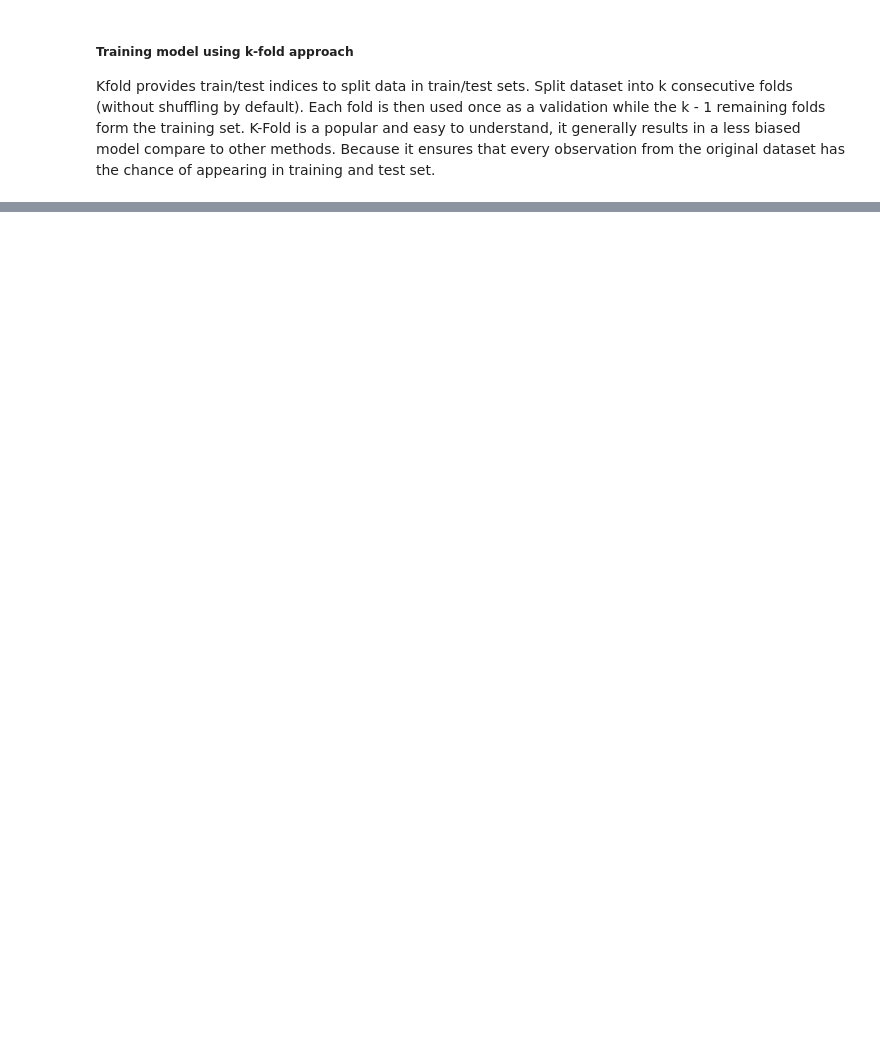
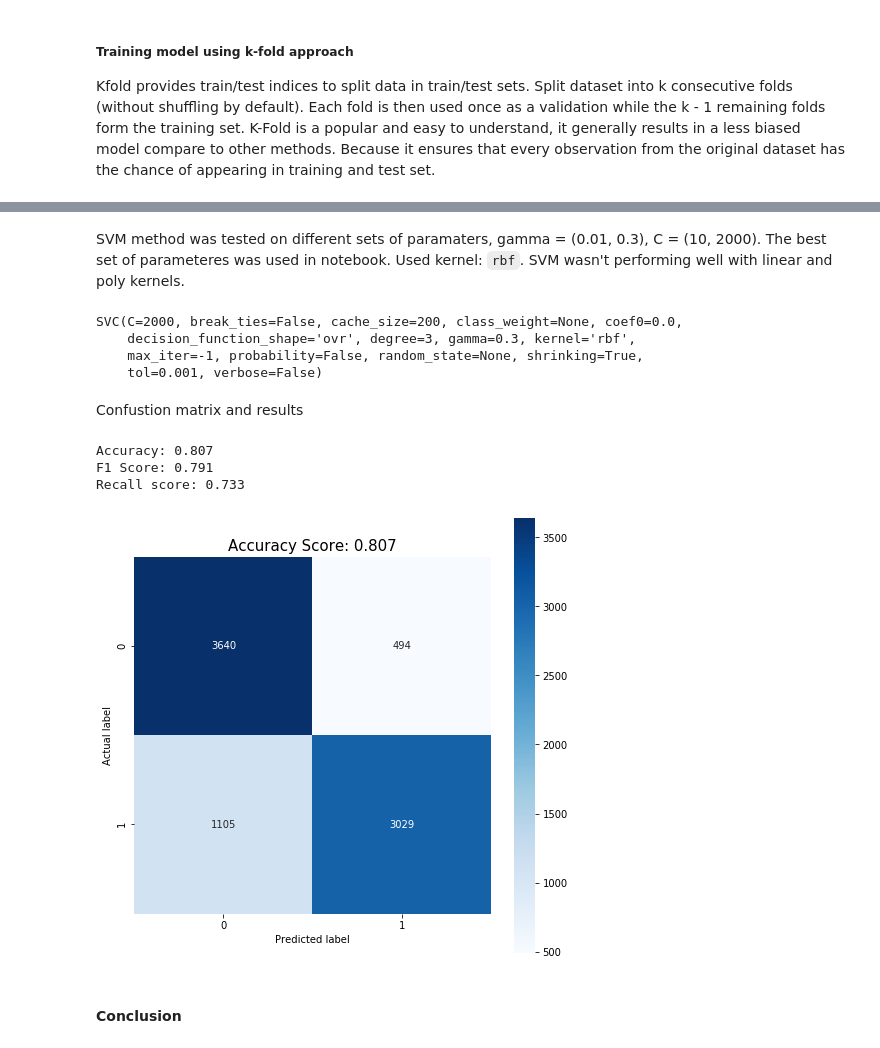
Before and after one commit to mwoss/malaria-detection, a Jupyter notebook: Malaria detection.ipynb, the cells around one changed output, grey strips where cells are left out. Saved outputs shown, nothing was run; the diff lists cells and outputs as text; code cells hidden in the pictures; blank space fills up the shorter version.

```diff
--- a/Malaria detection.ipynb
+++ b/Malaria detection.ipynb
@@ -335,0 +384,2 @@ Average K-Fold Score : 0.9734375
+# %%
+X_train_svm, X_test_svm, y_train_svm, y_test_svm = train_test_split(X_svm, y_svm, test_size=0.3, shuffle=True)
@@ -335,0 +397,42 @@ Average K-Fold Score : 0.9734375
+# %%
+pca = PCA(n_components=0.99)
+pca.fit(X_train_svm_stand)
+pca_X_train = pca.transform(X_train_svm_stand)
+pca_X_test = pca.transform(X_test_svm_stand)
+# %% [markdown]
+SVM method was tested on different sets of paramaters, gamma = (0.01, 0.3), C = (10, 2000). The best set of parameteres was used in notebook.
+Used kernel: `rbf`. SVM wasn't performing well with linear and poly kernels.
+# %%
+clf = svm.SVC(kernel='rbf', gamma=0.30, C=2000)
+clf.fit(pca_X_train, y_train_svm)
+# %% [output]
+SVC(C=2000, break_ties=False, cache_size=200, class_weight=None, coef0=0.0,
+    decision_function_shape='ovr', degree=3, gamma=0.3, kernel='rbf',
+    max_iter=-1, probability=False, random_state=None, shrinking=True,
+    tol=0.001, verbose=False)
+# %%
+predictions = clf.predict(pca_X_test)
+# %% [markdown]
+Confustion matrix and results
+# %%
+confusion_matrix = metrics.confusion_matrix(y_test_svm, predictions)
+
+accuracy = metrics.accuracy_score(y_test_svm, predictions)
+
+print('Accuracy: {0:.3f}'.format(accuracy))
+print('F1 Score: {0:.3f}'.format(metrics.f1_score(y_test_svm, predictions)))
+print('Recall score: {0:.3f}'.format(metrics.recall_score(y_test_svm, predictions)))
+
+plt.figure(figsize=(8, 8))
+sns.heatmap(confusion_matrix, annot=True, fmt="d", square=True, cmap="Blues");
+plt.ylabel("Actual label");
+plt.xlabel("Predicted label");
+all_sample_title = f"Accuracy Score: {accuracy}"
+plt.title(all_sample_title, size = 15);
+# %% [output]
+Accuracy: 0.807
+F1 Score: 0.791
+Recall score: 0.733
+[figure, added]
+# %% [markdown]
+#### Conclusion
```
Also changed, not shown: parts of 23 cells of this notebook.
